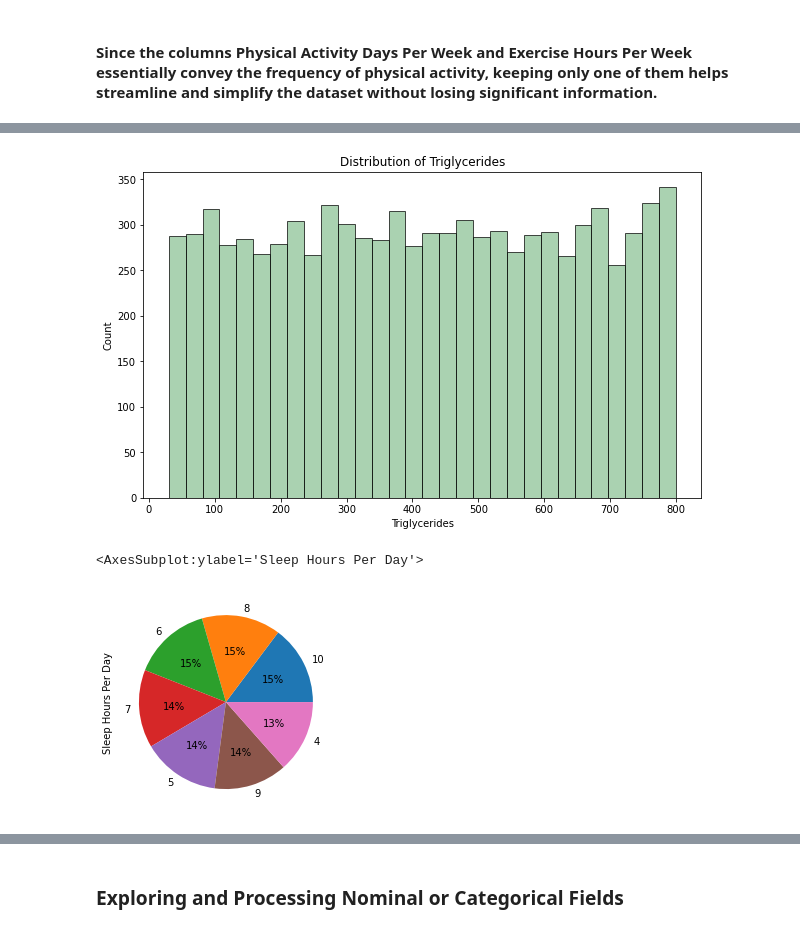
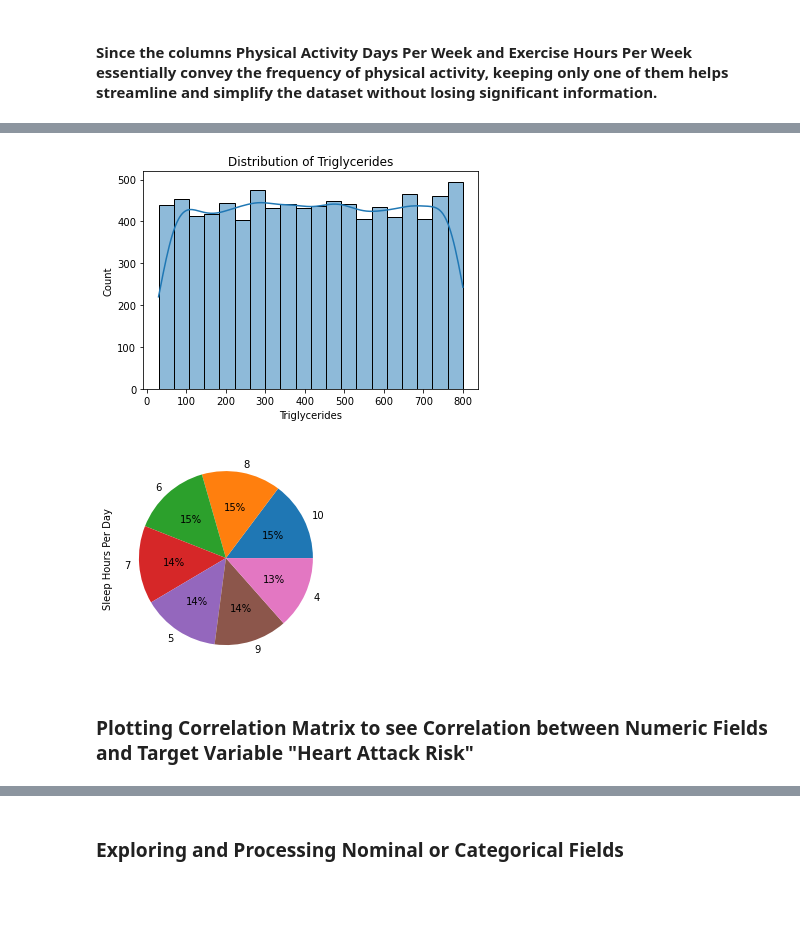
Before and after one commit to JTRYI/Heart-Attack-Prediction, a Jupyter notebook: main.ipynb, the cells around one changed output, grey strips where cells are left out. Drawn from its saved outputs; the diff is of its cells as text; code cells hidden in the pictures; blank space fills up the shorter version.

```diff
--- a/main.ipynb
+++ b/main.ipynb
@@ -101,15 +130,0 @@ ha_data_table.head()
-# %%
-#Exploring the Age Distribution with Pie Chart
-
-# Defining the age bins and labels for age groups
-age_bins = [0, 17, 31, 46, 91]
-age_labels = ['0-16', '17-30', '31-45', '>45']
-
-# Creating a new column 'Age Group' based on the age bins
-ha_data_table['Age Group'] = pd.cut(ha_data_table['Age'], bins=age_bins, labels=age_labels, right=False)
-
-# Ploting the pie chart using the 'Age Group' column instead of 'Age' Column for better Visualization
-ha_data_table['Age Group'].value_counts().plot(kind='pie', autopct='%1.0f%%', labeldistance= 1.1)
-
-#Removing 'Age Group' Column after plotting
-del ha_data_table['Age Group']
@@ -232,16 +296,17 @@ plt.show()
 # %%
-#Exploring Triglycerides
-plt.figure(figsize=(10, 6))
-plt.hist(ha_data_table['Triglycerides'], bins=30, color='#86bf91', edgecolor='black', alpha=0.7)
+# Distribution of Triglycerides
+
+sns.histplot(data=ha_data_table, x='Triglycerides', bins=20, kde=True)
 plt.title('Distribution of Triglycerides')
-plt.xlabel('Triglycerides')
-plt.ylabel('Count')
+
 plt.show()
 # %% [output]
-[figure, old version]
+[figure, new version]
 # %%
 #Exploring the the distribution of sleep hours per day
 ha_data_table['Sleep Hours Per Day'].value_counts().plot(kind='pie', autopct='%1.0f%%', labeldistance= 1.1)
+plt.show()
 # %% [output]
-<AxesSubplot:ylabel='Sleep Hours Per Day'>
 [figure]
+# %% [markdown]
+### Plotting Correlation Matrix to see Correlation between Numeric Fields and Target Variable "Heart Attack Risk"
```
Also changed, not shown: parts of 26 cells of this notebook.
